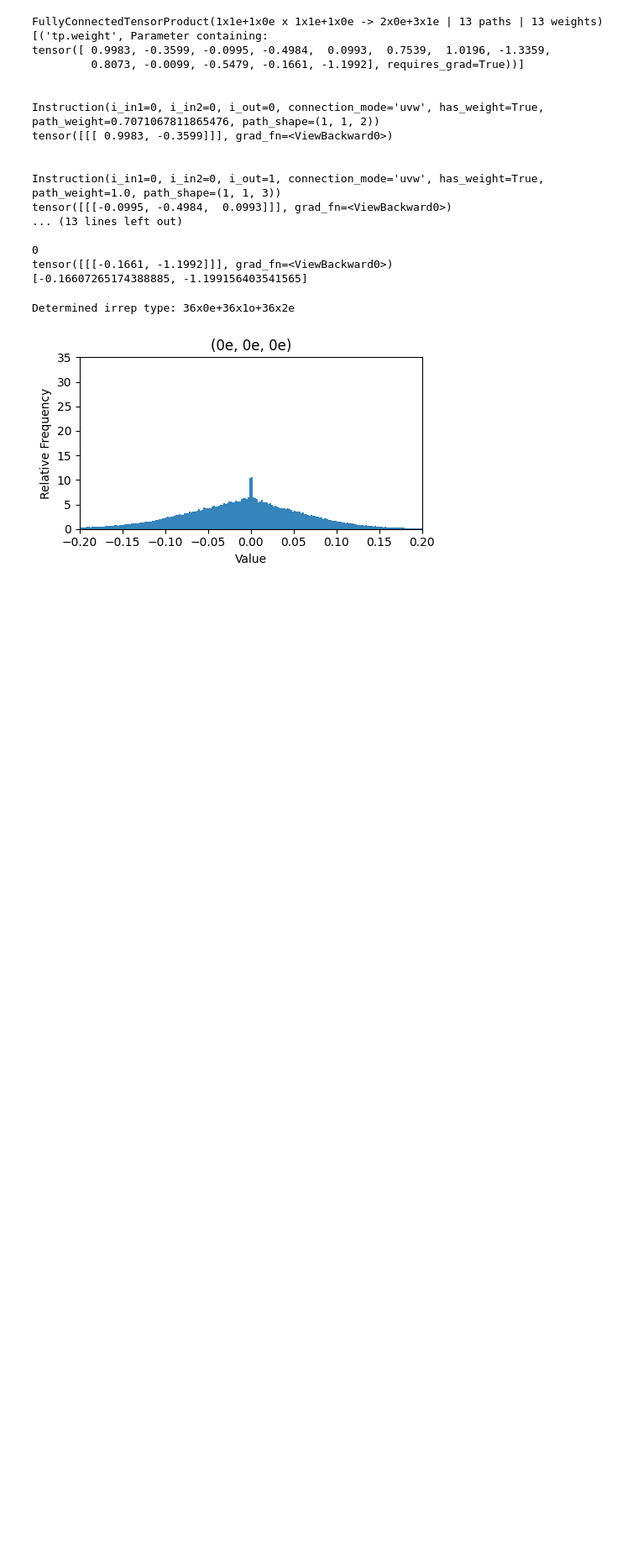
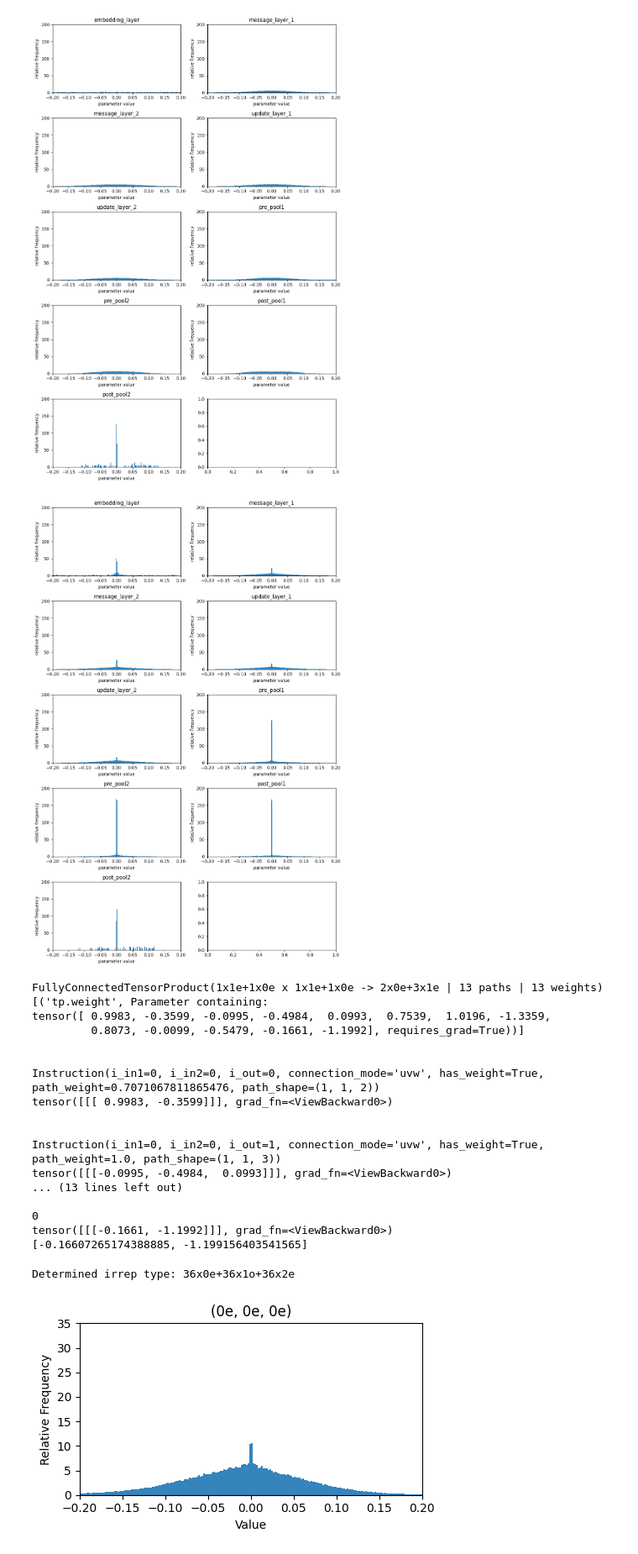
Before and after one commit to NW-JEFF/Tensor-Product-Pruning, a Jupyter notebook: model_performance/parameter_inspect.ipynb, the cells around one changed output. Shown at 84% size. Saved outputs shown, nothing was run; the diff lists cells and outputs as text; code cells hidden in the pictures; blank space fills up the shorter version.

```diff
--- a/model_performance/parameter_inspect.ipynb
+++ b/model_performance/parameter_inspect.ipynb
@@ -77,35 +87,39 @@ def inspect_layer_distr(seq_num):
     for k, v in layer_weight_dict.items():
         for layer_name in pooled_layer_weight_dict.keys():
             if layer_name in k:
                 pooled_layer_weight_dict[layer_name].extend(v.flatten().tolist())
 
     num_rows = len(pooled_layer_weight_dict) // 2
     if len(pooled_layer_weight_dict) % 2 != 0:
         num_rows += 1
 
     fig, axs = plt.subplots(num_rows, 2, figsize=(10, 3 * num_rows), tight_layout=True)
 
     bin_width = 0.002
-    # add -1 and 1 to collect all values outside (-4, 4)
+    # add -1 and 1 to collect all values outside (-0.4, 0.4)
     bin_edges = [-1] + list(np.arange(-0.4, 0.4 + bin_width, bin_width)) + [1]
 
     for idx, (key, value) in enumerate(pooled_layer_weight_dict.items()):
         row = idx // 2
         col = idx % 2
         axs[row, col].hist(value, density=True, bins=bin_edges, alpha=0.9)
         axs[row, col].set_xlim(-0.2, 0.2)
         axs[row, col].set_ylim(0, 200)
         axs[row, col].set_xlabel('parameter value')
         axs[row, col].set_ylabel('relative frequency')
         axs[row, col].set_title(key)
 
     plt.show()
 
 
-# inspect_layer_distr(33525)  # baseline
+inspect_layer_distr(33525)  # baseline
 # inspect_layer_distr(33351)  # 1e-3
 # inspect_layer_distr(18950)  # 5e-3
 # inspect_layer_distr(92158)  # 5e-2
+inspect_layer_distr(17293)
+# %% [output]
+[figure, added]
+[figure, added]
 # %%
 """A quick example that illustrates the main idea for `inspect_type_distr` below."""
 from e3nn.o3 import Irreps
```
Also changed, not shown: parts of 3 cells of this notebook, 2 other files.
